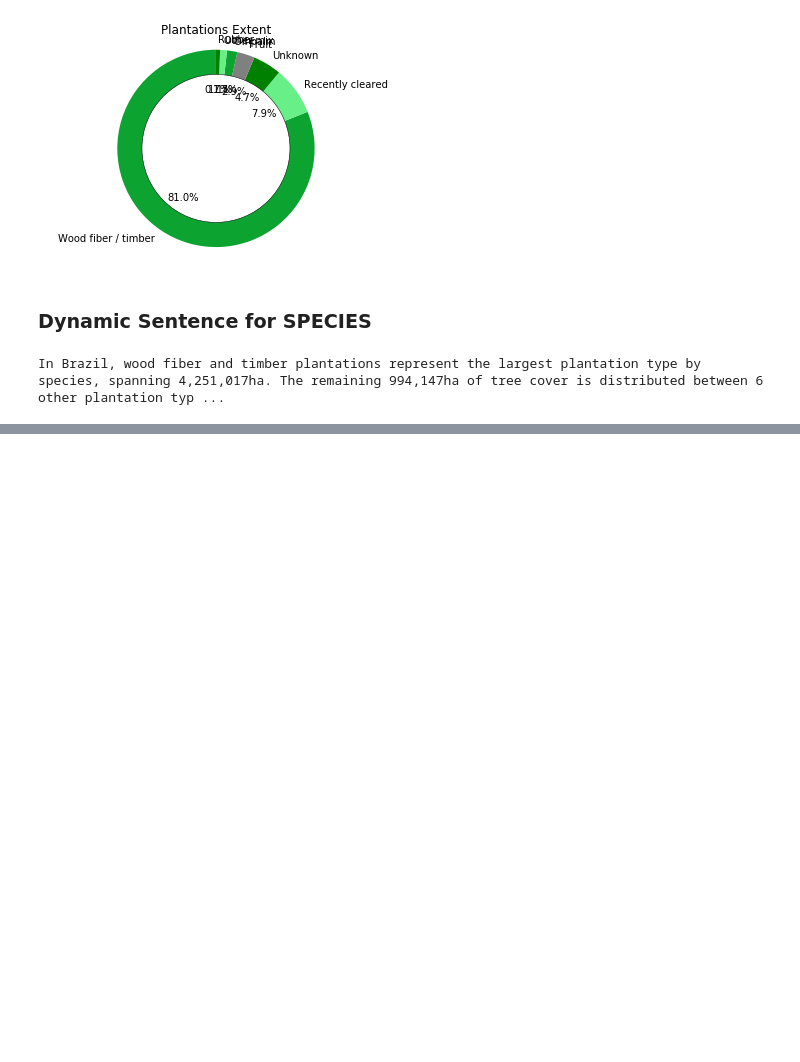
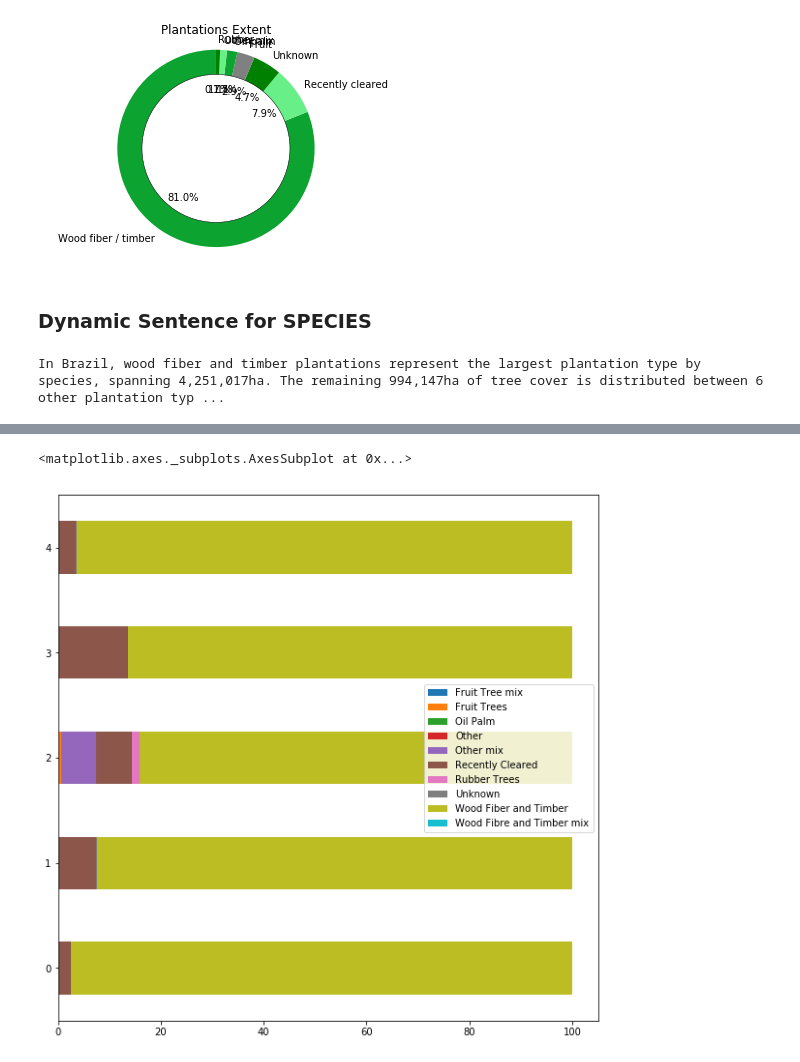
Before and after one commit to Vizzuality/data_sci_tutorials, a Jupyter notebook: work/Country_pages_examples.ipynb, the cells around one changed output, grey strips where cells are left out. Cells and saved outputs as stored; diff of their text form; code cells hidden in the pictures; blank space fills up the shorter version.

```diff
--- a/work/Country_pages_examples.ipynb
+++ b/work/Country_pages_examples.ipynb
@@ -2819,0 +3129,8 @@ In Brazil, wood fiber and timber plantations represent the largest plantation ty
+# %%
+#apply function to create json
+plantations_json = format_plantations_data(plantations_areas, extent_total, adm0, adm1, 'species')
+# %%
+#Sort regions by % area of plantations (DESC)
+
+sorted_list = sorted(plantations_json, key=lambda k: k['perc'], reverse=True)
+sorted_list[0]
@@ -2819,0 +3270,19 @@ In Brazil, wood fiber and timber plantations represent the largest plantation ty
+# %%
+#Prepare data to be visualised with pandas
+d = {
+    'Wood Fiber and Timber': wft,
+    'Wood Fibre and Timber mix': wfm,
+    'Recently Cleared': rc,
+    'Unknown': unk,
+    'Fruit Trees': frt,
+    'Fruit Tree mix': frm,
+    'Oil Palm': opt,
+    'Other mix': otm,
+    'Other': oth,
+    'Rubber Trees': rub
+
+}
+# %%
+#Creates dataframe to visualise data
+df = pd.DataFrame(data=d)
+df
@@ -2819,0 +3296,5 @@ In Brazil, wood fiber and timber plantations represent the largest plantation ty
+# %%
+df.plot.barh(stacked=True,figsize=(10,10),legend=True)
+# %% [output]
+<matplotlib.axes._subplots.AxesSubplot at 0x...>
+[figure, added]
```
Also changed, not shown: parts of 22 cells of this notebook.
